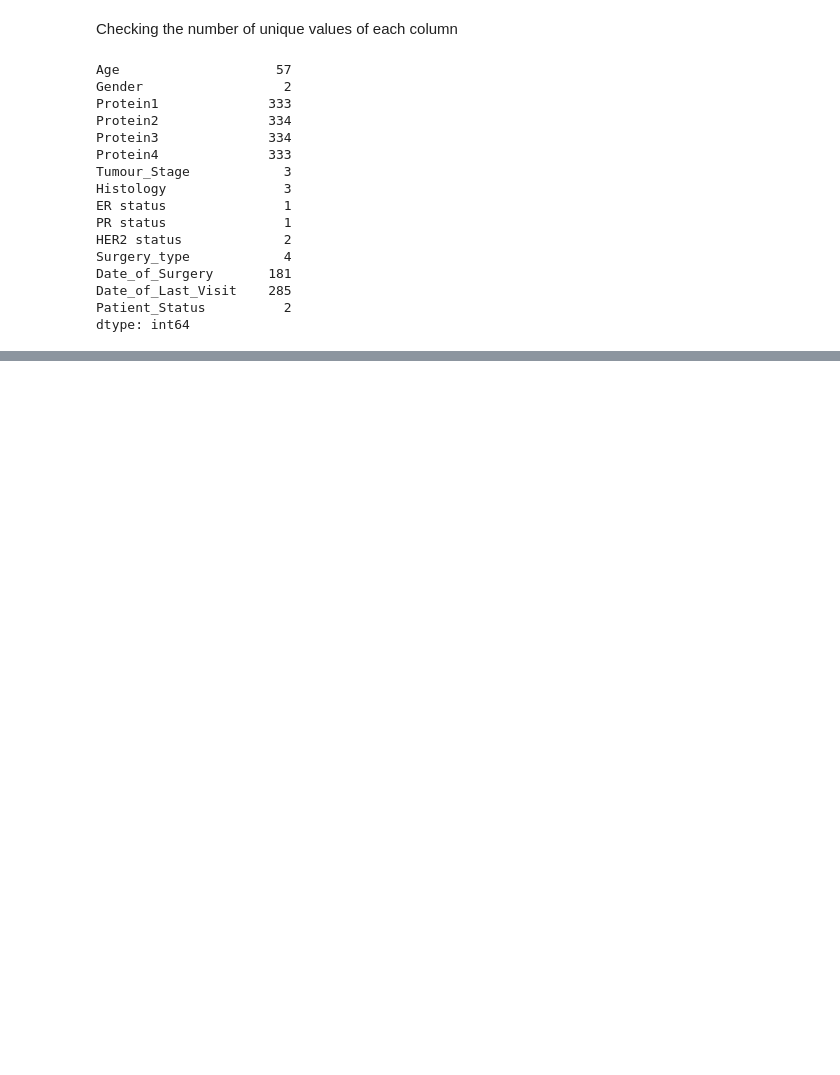
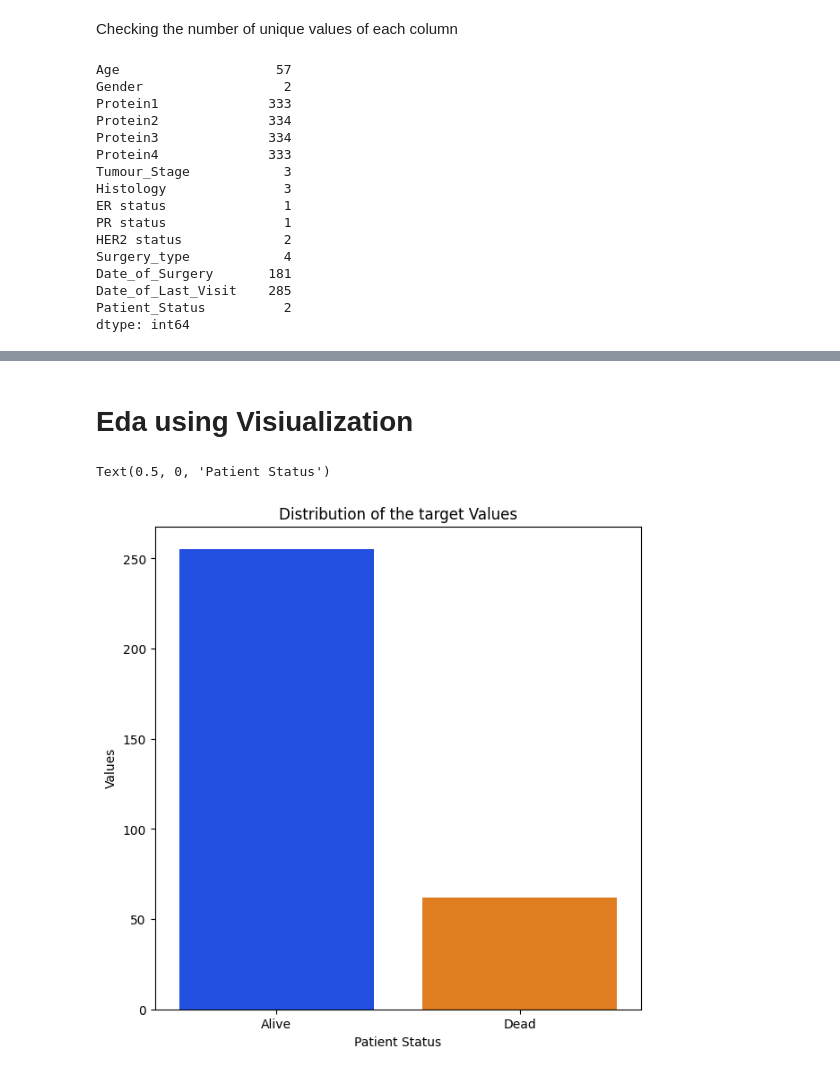
Before and after one commit to AkramMaouche/Breast-Cancer-Survival-Prediction, a Jupyter notebook: src/Notebook/Eda.ipynb, the cells around one changed output, grey strips where cells are left out. Saved outputs shown, nothing was run; the diff lists cells and outputs as text; code cells hidden in the pictures; blank space fills up the shorter version.

Commit message:
Data visualazation

```diff
--- a/src/Notebook/Eda.ipynb
+++ b/src/Notebook/Eda.ipynb
@@ -119,0 +133,7 @@ dtype: int64
+# %%
+#change type od date
+df['Date_of_Surgery'] = pd.to_datetime(df['Date_of_Surgery'])
+df['Date_of_Last_Visit'] = pd.to_datetime(df['Date_of_Last_Visit'])
+# %%
+#Delete null values
+df =  df.dropna(axis=0)
@@ -119,0 +193,11 @@ dtype: int64
+# %% [markdown]
+# Eda using Visiualization
+# %%
+plt.figure(figsize=(7,7))
+ax =sns.barplot(x =df.Patient_Status.value_counts().keys(),y = df.Patient_Status.value_counts(),palette='bright')
+plt.title('Distribution of the target Values')
+ax.set_ylabel('Values')
+ax.set_xlabel('Patient Status')
+# %% [output]
+Text(0.5, 0, 'Patient Status')
+[figure, added]
```
Also changed, not shown: parts of 9 cells of this notebook.
